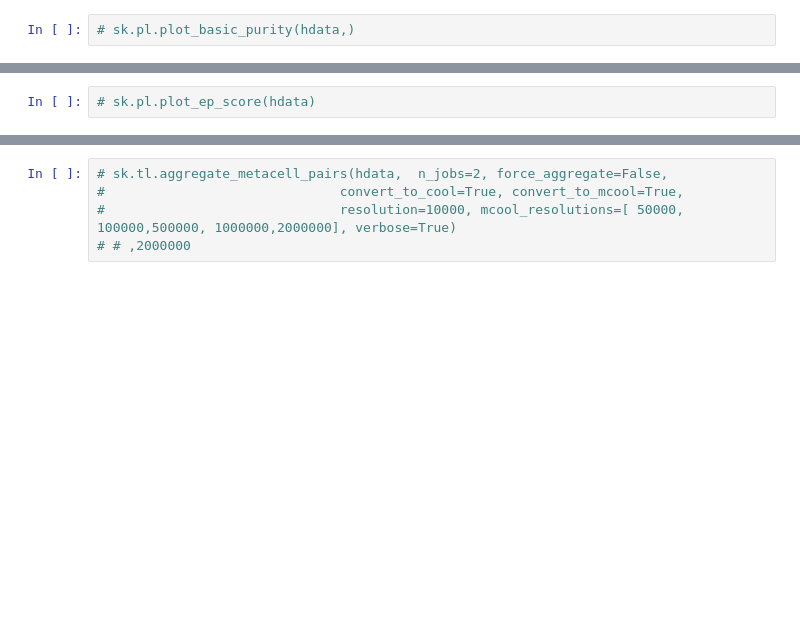
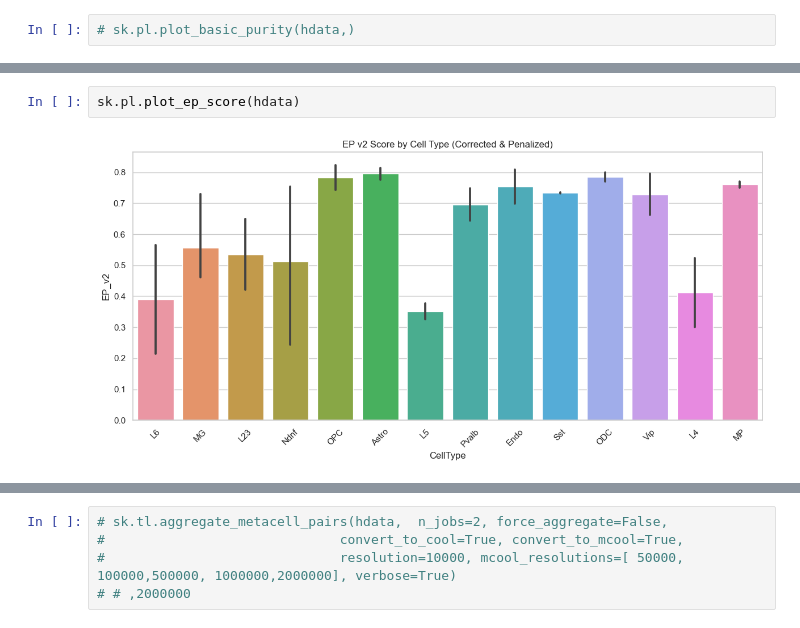
Before and after one commit to CCCKW/hstack, a Jupyter notebook: test.ipynb, the cells around one changed output, grey strips where cells are left out. Cells and saved outputs as stored; diff of their text form; blank space fills up the shorter version.

```diff
--- a/test.ipynb
+++ b/test.ipynb
@@ -265,3 +252,5 @@ No artists with labels found to put in legend.  Note that artists whose label st
 # %%
-# sk.pl.plot_ep_score(hdata)
+sk.pl.plot_ep_score(hdata)
+# %% [output]
+[figure, added]
 # %%
```
Also changed, not shown: parts of 9 cells of this notebook, 2 other files.
